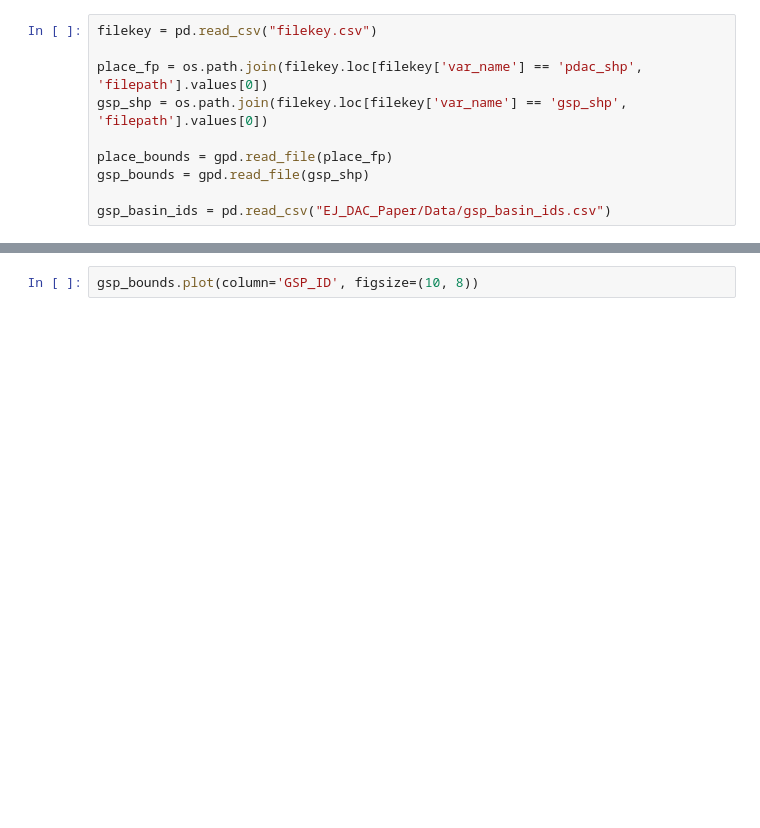
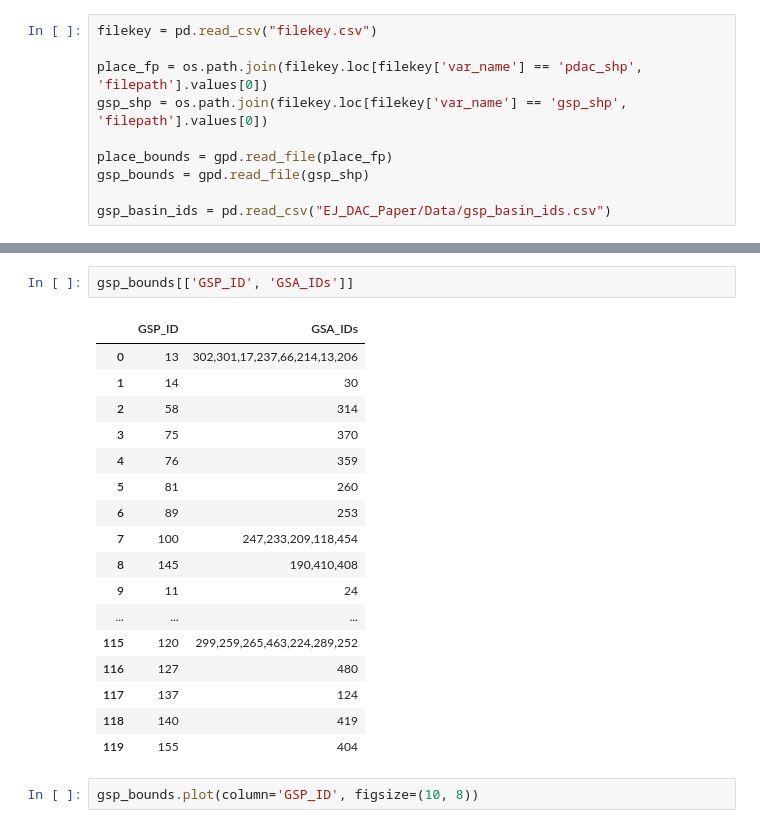
Before and after one commit to ucd-cepb/kings, a Jupyter notebook: EJ_DAC_Paper/Code/testing/shape_merge.ipynb, the cells around one changed output, grey strips where cells are left out. Saved outputs shown, nothing was run; the diff lists cells and outputs as text; blank space fills up the shorter version.

```diff
--- a/EJ_DAC_Paper/Code/testing/shape_merge.ipynb
+++ b/EJ_DAC_Paper/Code/testing/shape_merge.ipynb
@@ -31,3 +52,23 @@ place_bounds.head()
+# %%
+gsp_bounds[['GSP_ID', 'GSA_IDs']]
+# %% [output]
+|  | GSP_ID | GSA_IDs |
+| 0 | 13 | 302,301,17,237,66,214,13,206 |
+| 1 | 14 | 30 |
+| 2 | 58 | 314 |
+| 3 | 75 | 370 |
+| 4 | 76 | 359 |
+| 5 | 81 | 260 |
+| 6 | 89 | 253 |
+| 7 | 100 | 247,233,209,118,454 |
+| 8 | 145 | 190,410,408 |
+| 9 | 11 | 24 |
+| ... | ... | ... |
+| 115 | 120 | 299,259,265,463,224,289,252 |
+| 116 | 127 | 480 |
+| 117 | 137 | 124 |
+| 118 | 140 | 419 |
+| 119 | 155 | 404 |
 # %%
 gsp_bounds.plot(column='GSP_ID', figsize=(10, 8))
 # %% [output]
```
Also changed, not shown: parts of 6 cells of this notebook, 5 other files.
